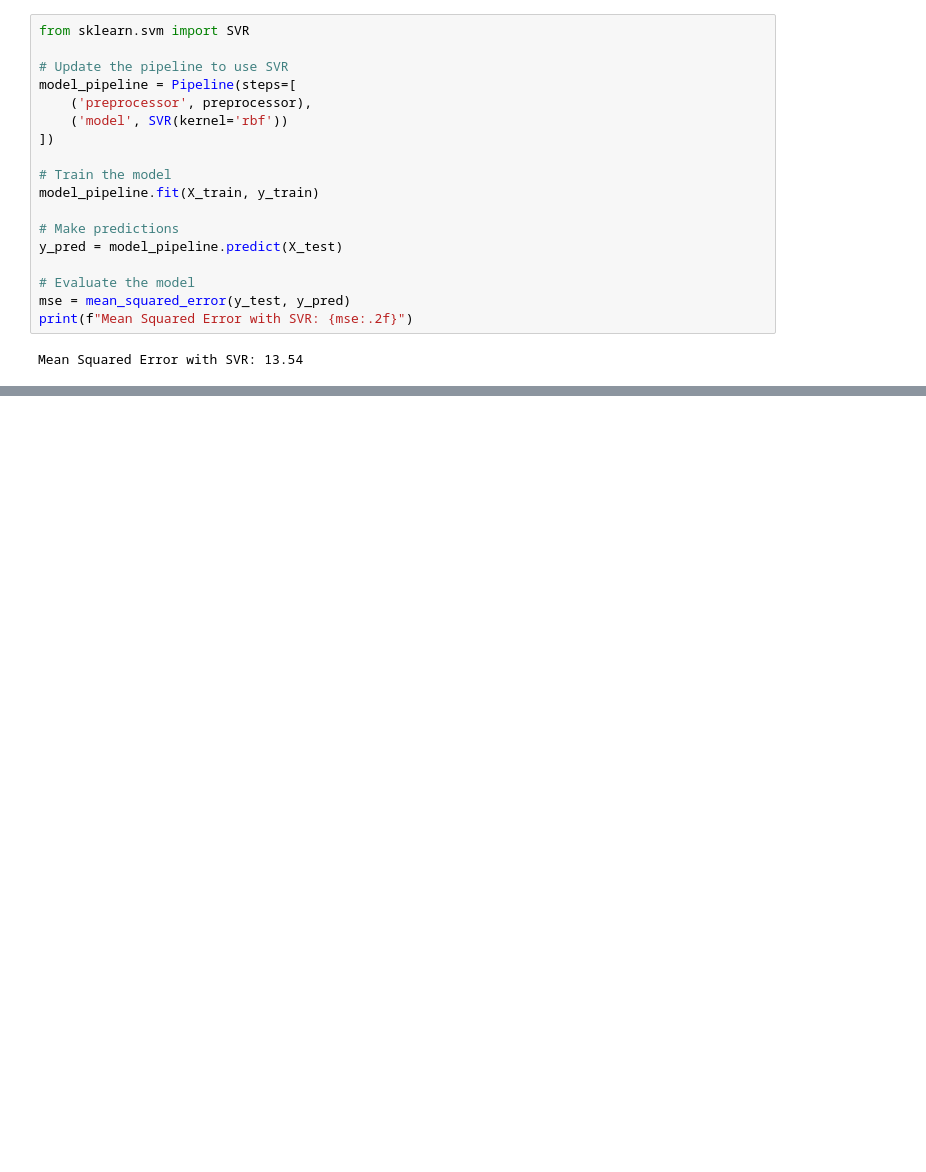
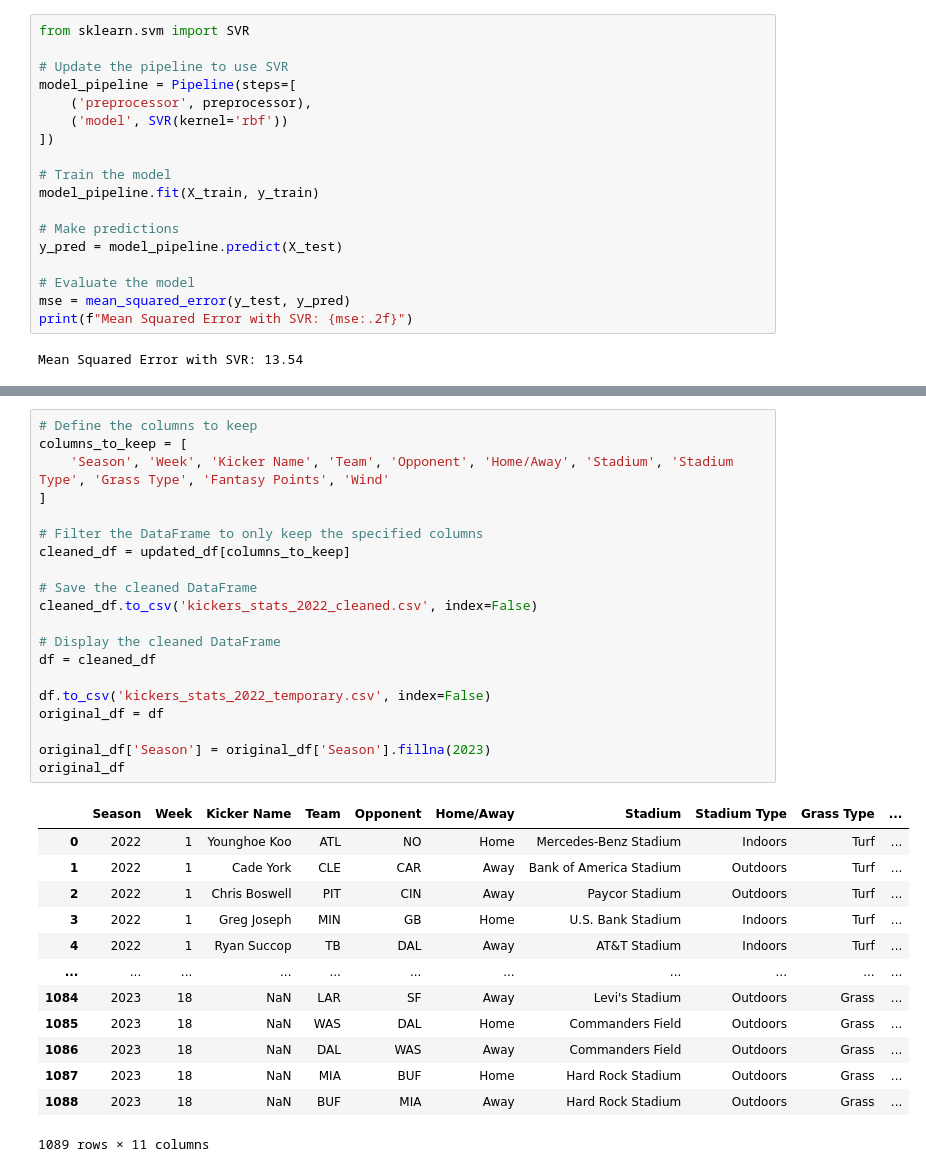
Before and after one commit to ronitkapoor0106/Fantasy-Football-Kicker-Analysis, a Jupyter notebook: Fantasy_Football_Analysis.ipynb, the cells around one changed output, grey strips where cells are left out. Cells and saved outputs as stored; diff of their text form; blank space fills up the shorter version.

```diff
--- a/Fantasy_Football_Analysis.ipynb
+++ b/Fantasy_Football_Analysis.ipynb
@@ -828,0 +1047,34 @@ Mean Squared Error with SVR: 13.54
+# %%
+# Define the columns to keep
+columns_to_keep = [
+    'Season', 'Week', 'Kicker Name', 'Team', 'Opponent', 'Home/Away', 'Stadium', 'Stadium Type', 'Grass Type', 'Fantasy Points', 'Wind'
+]
+
+# Filter the DataFrame to only keep the specified columns
+cleaned_df = updated_df[columns_to_keep]
+
+# Save the cleaned DataFrame
+cleaned_df.to_csv('kickers_stats_2022_cleaned.csv', index=False)
+
+# Display the cleaned DataFrame
+df = cleaned_df
+
+df.to_csv('kickers_stats_2022_temporary.csv', index=False)
+original_df = df
+
+original_df['Season'] = original_df['Season'].fillna(2023)
+original_df
+# %% [output]
+|  | Season | Week | Kicker Name | Team | Opponent | Home/Away | Stadium | Stadium Type | Grass Type | ... |
+| 0 | 2022 | 1 | Younghoe Koo | ATL | NO | Home | Mercedes-Benz Stadium | Indoors | Turf | ... |
+| 1 | 2022 | 1 | Cade York | CLE | CAR | Away | Bank of America Stadium | Outdoors | Turf | ... |
+| 2 | 2022 | 1 | Chris Boswell | PIT | CIN | Away | Paycor Stadium | Outdoors | Turf | ... |
+| 3 | 2022 | 1 | Greg Joseph | MIN | GB | Home | U.S. Bank Stadium | Indoors | Turf | ... |
+| 4 | 2022 | 1 | Ryan Succop | TB | DAL | Away | AT&T Stadium | Indoors | Turf | ... |
+| ... | ... | ... | ... | ... | ... | ... | ... | ... | ... | ... |
+| 1084 | 2023 | 18 | NaN | LAR | SF | Away | Levi's Stadium | Outdoors | Grass | ... |
+| 1085 | 2023 | 18 | NaN | WAS | DAL | Home | Commanders Field | Outdoors | Grass | ... |
+| 1086 | 2023 | 18 | NaN | DAL | WAS | Away | Commanders Field | Outdoors | Grass | ... |
+| 1087 | 2023 | 18 | NaN | MIA | BUF | Home | Hard Rock Stadium | Outdoors | Grass | ... |
+| 1088 | 2023 | 18 | NaN | BUF | MIA | Away | Hard Rock Stadium | Outdoors | Grass | ... |
+1089 rows × 11 columns
```
Also changed, not shown: parts of 12 cells of this notebook.
